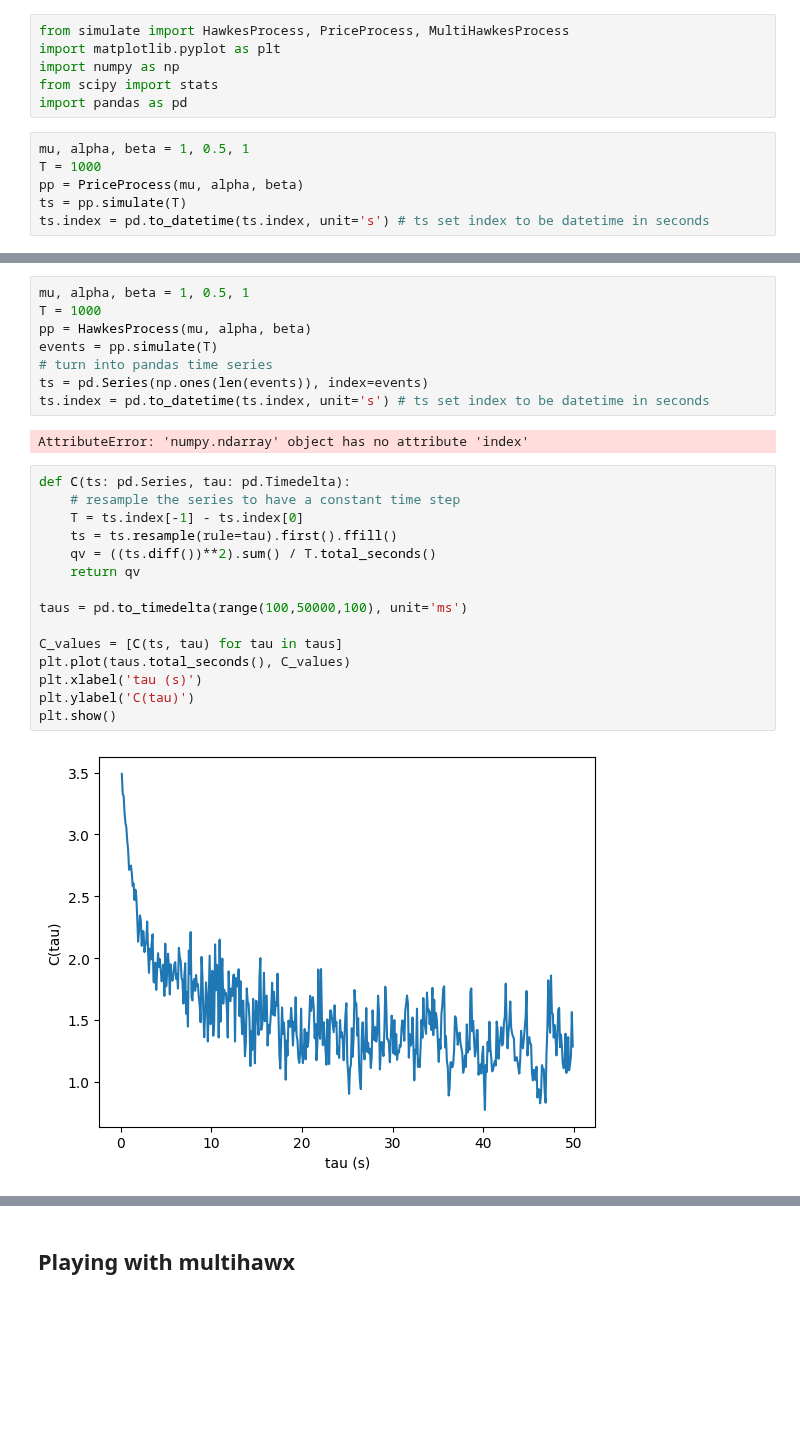
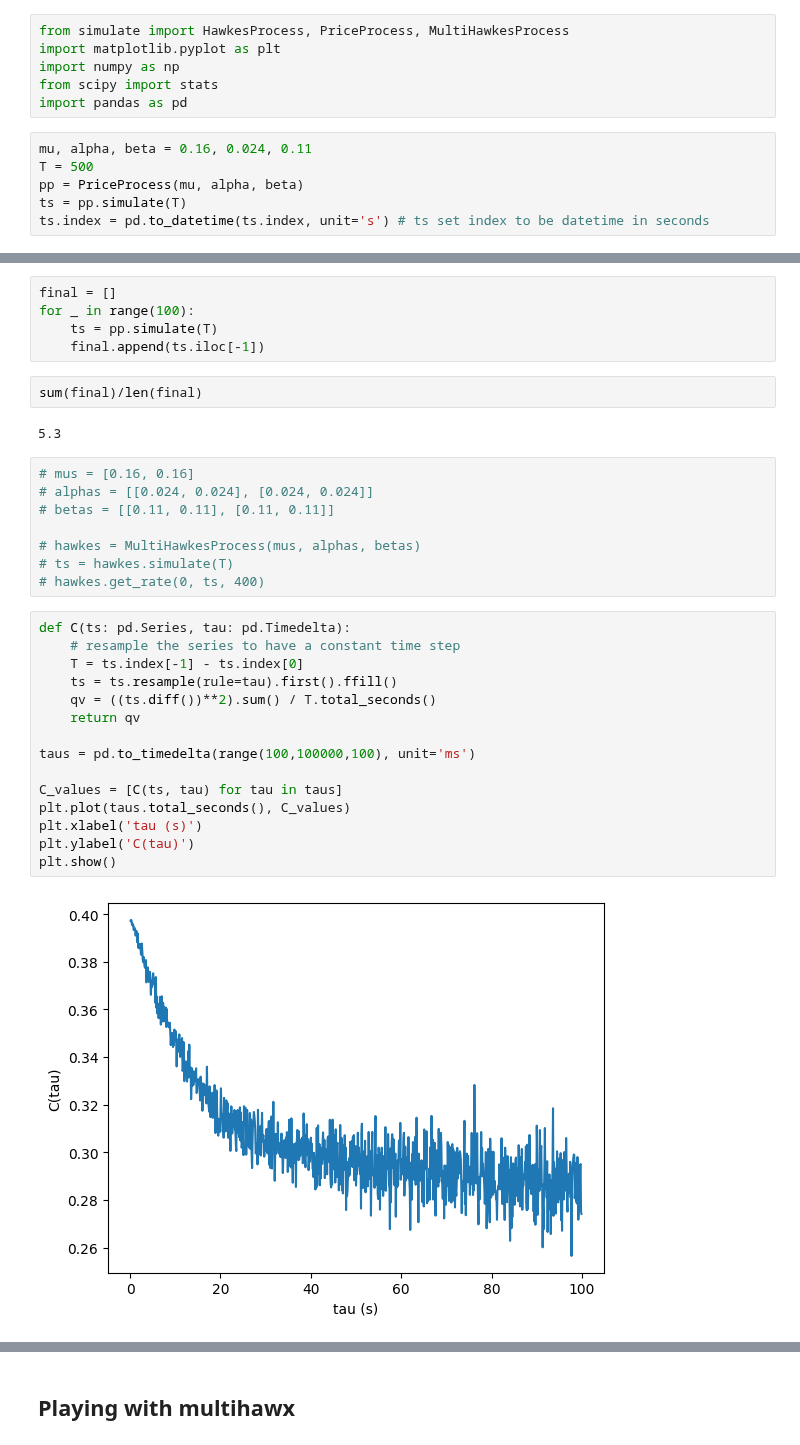
Before and after one commit to gaetanX21/hf-volatility, a Jupyter notebook: src/utils/simulate_gaetan.ipynb, the cells around one changed output, grey strips where cells are left out. Saved outputs shown, nothing was run; the diff lists cells and outputs as text; blank space fills up the shorter version.

```diff
--- a/src/utils/simulate_gaetan.ipynb
+++ b/src/utils/simulate_gaetan.ipynb
@@ -5,8 +5,8 @@ import numpy as np
 from scipy import stats
 import pandas as pd
 # %%
-mu, alpha, beta = 1, 0.5, 1
-T = 1000
+mu, alpha, beta = 0.16, 0.024, 0.11
+T = 500
 pp = PriceProcess(mu, alpha, beta)
 ts = pp.simulate(T)
 ts.index = pd.to_datetime(ts.index, unit='s') # ts set index to be datetime in seconds
@@ -18,27 +13,34 @@ ts.plot()
-# %%
-mu, alpha, beta = 1, 0.5, 1
-T = 1000
-pp = HawkesProcess(mu, alpha, beta)
-events = pp.simulate(T)
-# turn into pandas time series
-ts = pd.Series(np.ones(len(events)), index=events)
-ts.index = pd.to_datetime(ts.index, unit='s') # ts set index to be datetime in seconds
-# %% [output]
-AttributeError: 'numpy.ndarray' object has no attribute 'index'
+# %%
+final = []
+for _ in range(100):
+    ts = pp.simulate(T)
+    final.append(ts.iloc[-1])
+# %%
+sum(final)/len(final)
+# %% [output]
+5.3
+# %%
+# mus = [0.16, 0.16]
+# alphas = [[0.024, 0.024], [0.024, 0.024]]
+# betas = [[0.11, 0.11], [0.11, 0.11]]
+
+# hawkes = MultiHawkesProcess(mus, alphas, betas)
+# ts = hawkes.simulate(T)
+# hawkes.get_rate(0, ts, 400)
 # %%
 def C(ts: pd.Series, tau: pd.Timedelta):
     # resample the series to have a constant time step
     T = ts.index[-1] - ts.index[0]
     ts = ts.resample(rule=tau).first().ffill()
     qv = ((ts.diff())**2).sum() / T.total_seconds()
     return qv
 
-taus = pd.to_timedelta(range(100,50000,100), unit='ms')
+taus = pd.to_timedelta(range(100,100000,100), unit='ms')
 
 C_values = [C(ts, tau) for tau in taus]
 plt.plot(taus.total_seconds(), C_values)
 plt.xlabel('tau (s)')
 plt.ylabel('C(tau)')
 plt.show()
 # %% [output]
-[figure, old version]
+[figure, new version]
```
Also changed, not shown: parts of 4 cells of this notebook, 3 other files.
